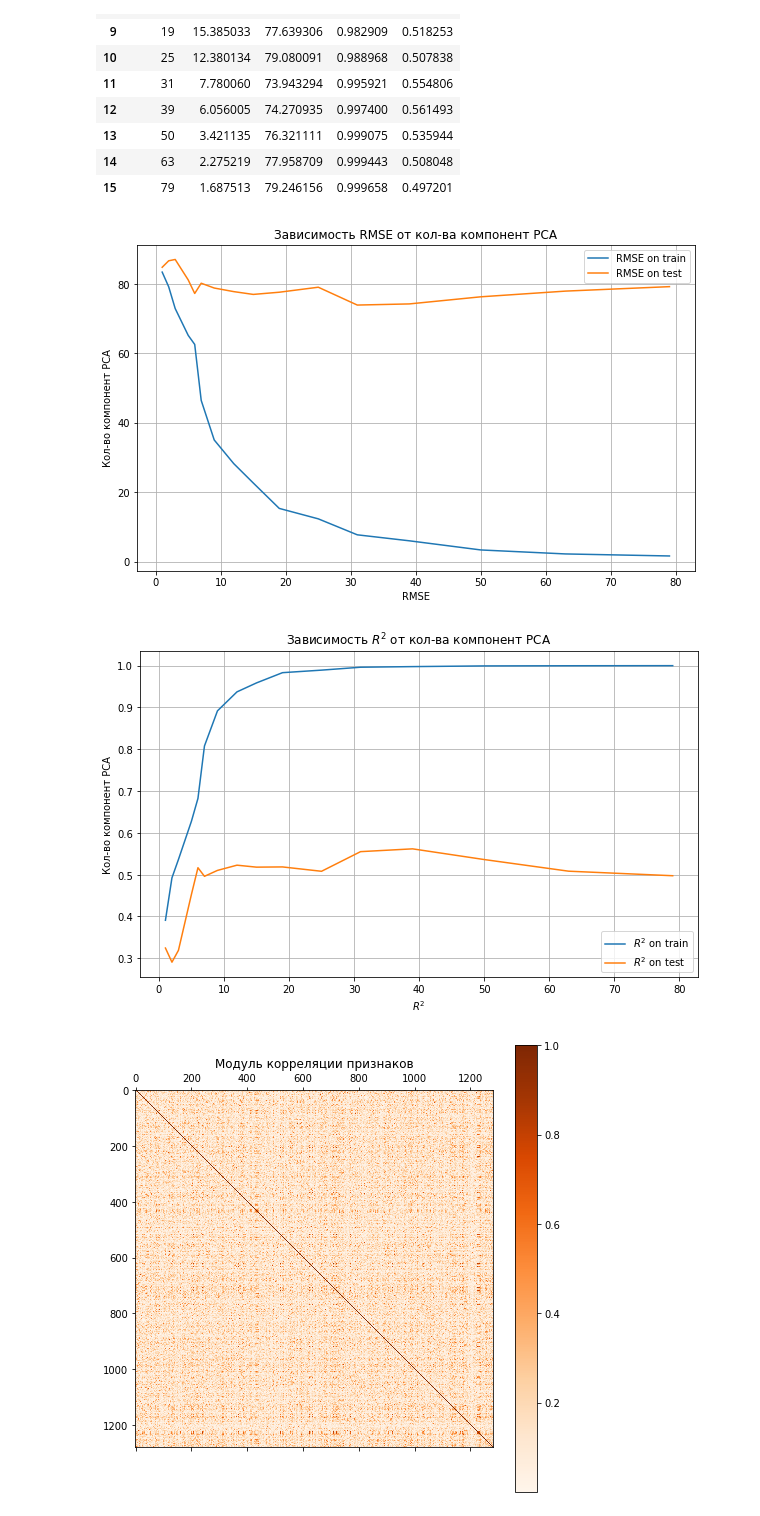
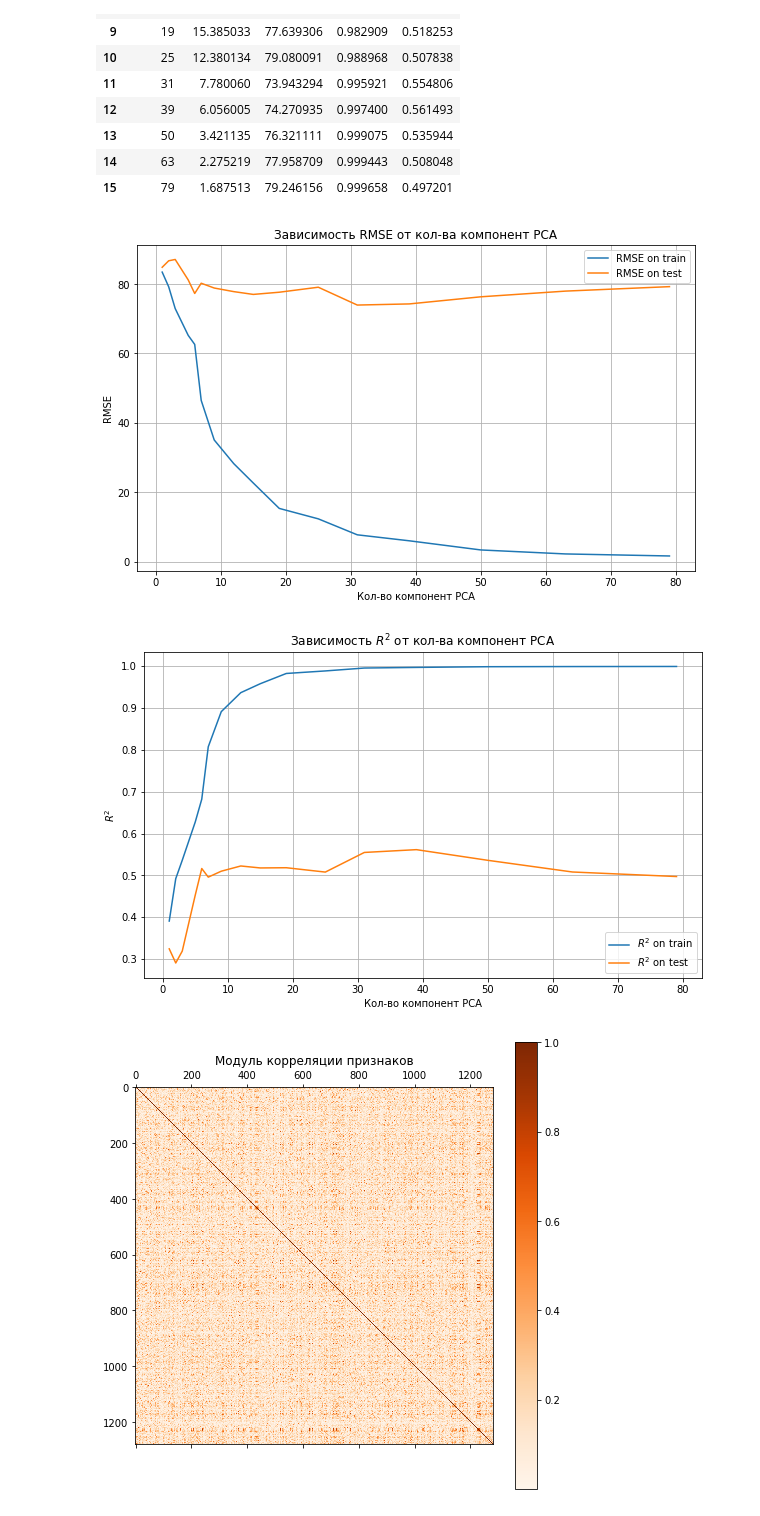
Before and after one commit to AsciiShell/hse-fsod, a Jupyter notebook: notebooks/kpoints_regression_yolo_batch.ipynb, the cells around one changed output. Saved outputs shown, nothing was run; the diff lists cells and outputs as text; code cells hidden in the pictures.

```diff
--- a/notebooks/kpoints_regression_yolo_batch.ipynb
+++ b/notebooks/kpoints_regression_yolo_batch.ipynb
@@ -362,25 +362,25 @@ plt.figure(figsize=(10, 6))
 plt.plot(metrics["pca_cnt"], metrics["train_rmse"], label="RMSE on train")
 plt.plot(metrics["pca_cnt"], metrics["test_rmse"], label="RMSE on test")
 plt.title("Зависимость RMSE от кол-ва компонент PCA")
-plt.xlabel("RMSE")
-plt.ylabel("Кол-во компонент PCA")
+plt.ylabel("RMSE")
+plt.xlabel("Кол-во компонент PCA")
 plt.legend()
 plt.grid()
 plt.show()
 # %% [output]
-[figure, old version]
+[figure, new version]
 # %%
 plt.figure(figsize=(10, 6))
 plt.plot(metrics["pca_cnt"], metrics["train_r2"], label="$R^2$ on train")
 plt.plot(metrics["pca_cnt"], metrics["test_r2"], label="$R^2$ on test")
 plt.title("Зависимость $R^2$ от кол-ва компонент PCA")
-plt.xlabel("$R^2$")
-plt.ylabel("Кол-во компонент PCA")
+plt.ylabel("$R^2$")
+plt.xlabel("Кол-во компонент PCA")
 plt.legend()
 plt.grid()
 plt.show()
 # %% [output]
-[figure, old version]
+[figure, new version]
 # %%
 metrics = []
 for names in tqdm(Batch(images, BATCH_SIZE)):
```
